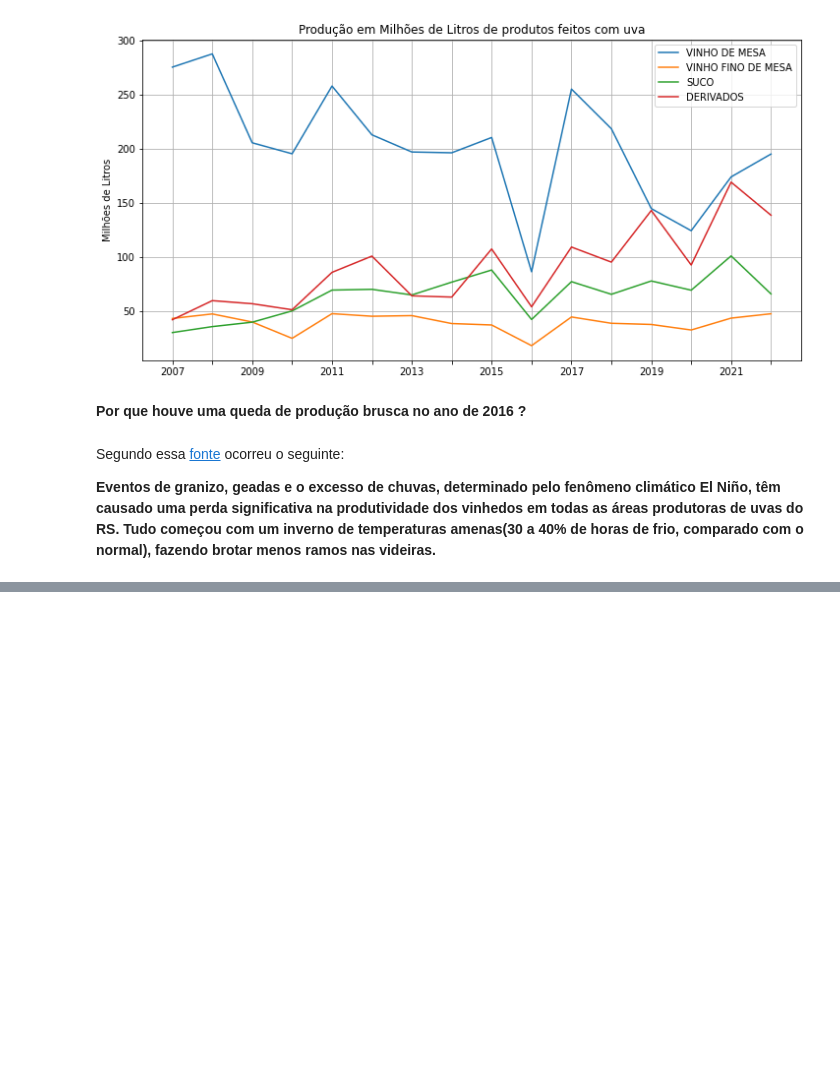
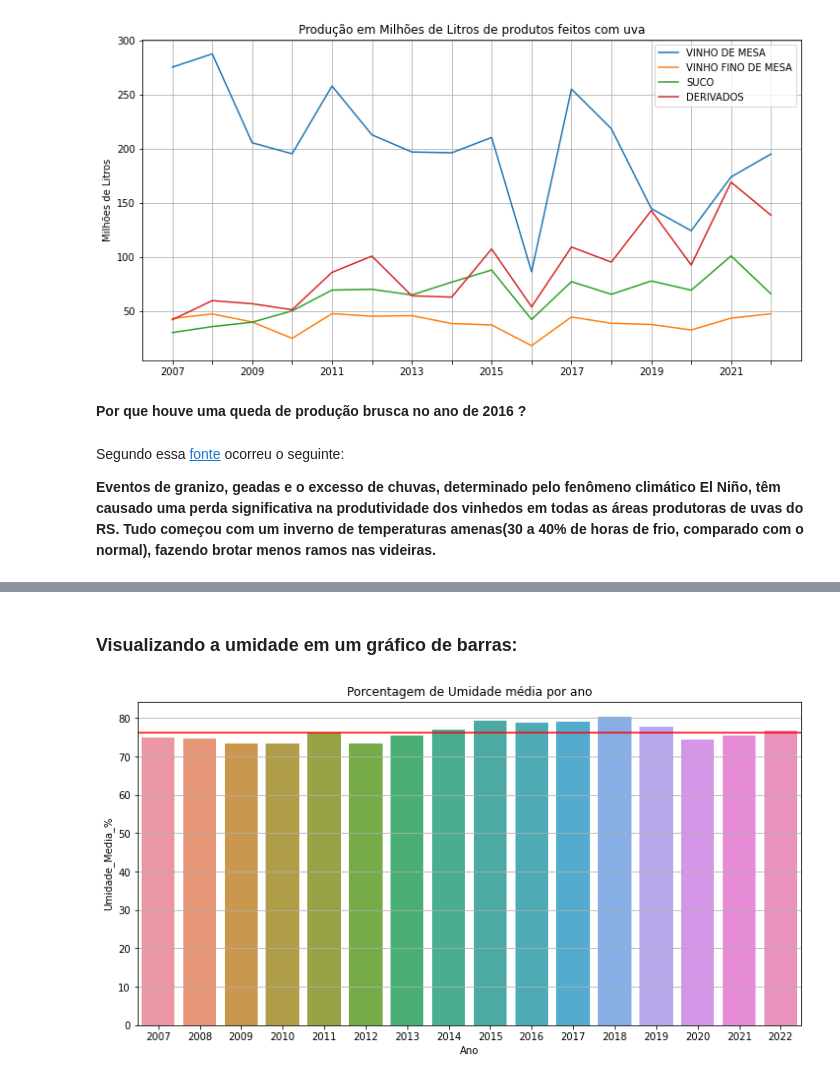
Before and after one commit to mvsampaio98/Data_Science, a Jupyter notebook: Estudos/FIAP/Fase1/Challenge.ipynb, the cells around one changed output, grey strips where cells are left out. Drawn from its saved outputs; the diff is of its cells as text; code cells hidden in the pictures; blank space fills up the shorter version.

```diff
--- a/Estudos/FIAP/Fase1/Challenge.ipynb
+++ b/Estudos/FIAP/Fase1/Challenge.ipynb
@@ -137,0 +305,15 @@ Segundo essa [fonte](https://www.embrapa.br/busca-de-noticias/-/noticia/9103859/
+# %% [markdown]
+### Visualizando a umidade em um gráfico de barras:
+# %%
+import seaborn as sns
+
+plt.figure(figsize=(12,6))
+plt.grid(True)
+plt.title('Porcentagem de Umidade média por ano')
+plt.xlabel(' ')
+plt.ylabel(' ')
+sns.barplot(data=df_imet_tratado, x='Ano', y='Umidade_Media_%')
+plt.axhline(df_imet_tratado['Umidade_Media_%'].mean(), color='r')
+plt.show()
+# %% [output]
+[figure, added]
```
Also changed, not shown: parts of 29 cells of this notebook, 16 other files.
